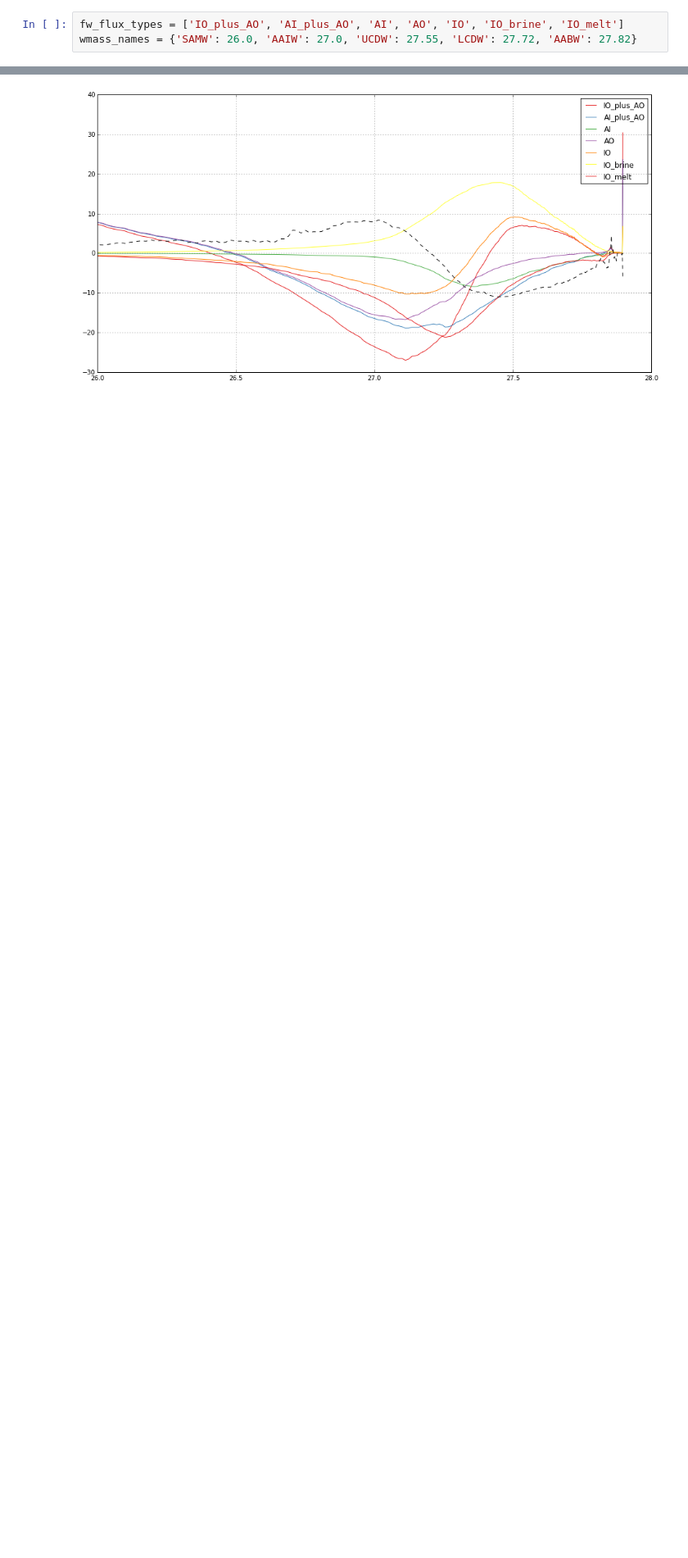
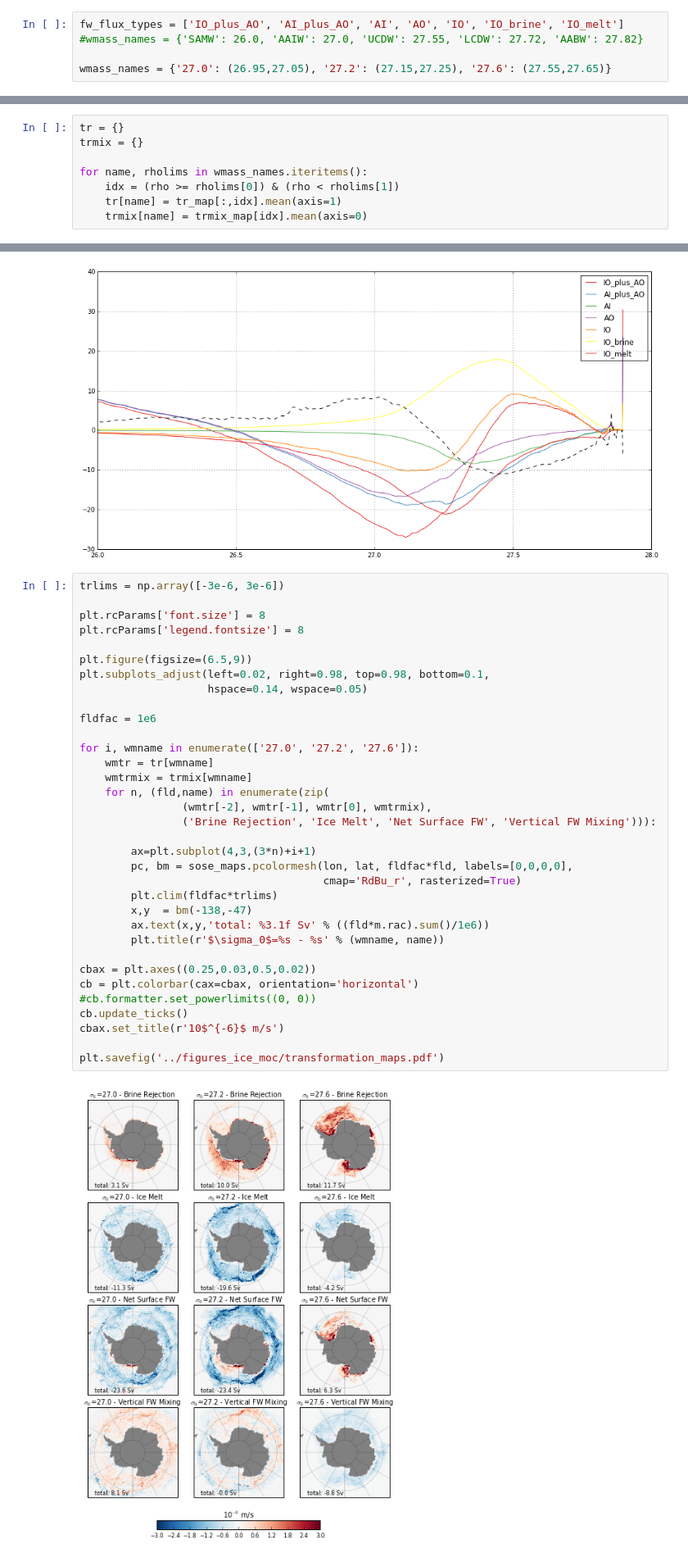
Before and after one commit to dhruvbalwada/watermass, a Jupyter notebook: SOSE_layers_analysis/transformation_maps.ipynb, the cells around one changed output, grey strips where cells are left out. Shown at 82% size. Cells and saved outputs as stored; diff of their text form; blank space fills up the shorter version.

```diff
--- a/SOSE_layers_analysis/transformation_maps.ipynb
+++ b/SOSE_layers_analysis/transformation_maps.ipynb
@@ -25,7 +25,9 @@ lat = m.yc[0,:,:]
 2160 320  42
 # %%
 fw_flux_types = ['IO_plus_AO', 'AI_plus_AO', 'AI', 'AO', 'IO', 'IO_brine', 'IO_melt']
-wmass_names = {'SAMW': 26.0, 'AAIW': 27.0, 'UCDW': 27.55, 'LCDW': 27.72, 'AABW': 27.82}
+#wmass_names = {'SAMW': 26.0, 'AAIW': 27.0, 'UCDW': 27.55, 'LCDW': 27.72, 'AABW': 27.82}
+
+wmass_names = {'27.0': (26.95,27.05), '27.2': (27.15,27.25), '27.6': (27.55,27.65)}
 # %%
 rholevs = np.load('tmp_data/rholevs.npy')
 rho = 0.5*(rholevs[1:] + rholevs[:-1])-1000
@@ -34,4 +36,12 @@ drho = np.diff(rholevs)
 # forgot to normalize output by time
 tr_map = np.load('tmp_data/tr_map.npy') / drho[np.newaxis,:,np.newaxis,np.newaxis] / 438
 trmix_map = np.load('tmp_data/trmix_map.npy') / drho[:,np.newaxis,np.newaxis]
+# %%
+tr = {}
+trmix = {}
+
+for name, rholims in wmass_names.iteritems():
+    idx = (rho >= rholims[0]) & (rho < rholims[1])
+    tr[name] = tr_map[:,idx].mean(axis=1)
+    trmix[name] = trmix_map[idx].mean(axis=0)
 # %%
@@ -58,4 +65,40 @@ plt.xlim([26,28])
 plt.grid()
 # %% [output]
 [figure]
+# %%
+trlims = np.array([-3e-6, 3e-6])
+
+plt.rcParams['font.size'] = 8
+plt.rcParams['legend.fontsize'] = 8
+
+plt.figure(figsize=(6.5,9))
+plt.subplots_adjust(left=0.02, right=0.98, top=0.98, bottom=0.1,
+                    hspace=0.14, wspace=0.05)
+
+fldfac = 1e6
+
+for i, wmname in enumerate(['27.0', '27.2', '27.6']):
+    wmtr = tr[wmname]
+    wmtrmix = trmix[wmname]
+    for n, (fld,name) in enumerate(zip(
+                (wmtr[-2], wmtr[-1], wmtr[0], wmtrmix),
+                ('Brine Rejection', 'Ice Melt', 'Net Surface FW', 'Vertical FW Mixing'))):
+
+        ax=plt.subplot(4,3,(3*n)+i+1)
+        pc, bm = sose_maps.pcolormesh(lon, lat, fldfac*fld, labels=[0,0,0,0],
+                                      cmap='RdBu_r', rasterized=True)
+        plt.clim(fldfac*trlims)
+        x,y  = bm(-138,-47)
+        ax.text(x,y,'total: %3.1f Sv' % ((fld*m.rac).sum()/1e6))
+        plt.title(r'$\sigma_0$=%s - %s' % (wmname, name))
+
+cbax = plt.axes((0.25,0.03,0.5,0.02))
+cb = plt.colorbar(cax=cbax, orientation='horizontal')
+#cb.formatter.set_powerlimits((0, 0))
+cb.update_ticks()
+cbax.set_title(r'10$^{-6}$ m/s')
+
+plt.savefig('../figures_ice_moc/transformation_maps.pdf')
+# %% [output]
+[figure, added]
 # %%
```
Also changed, not shown: parts of 4 cells of this notebook, 1 other file.
